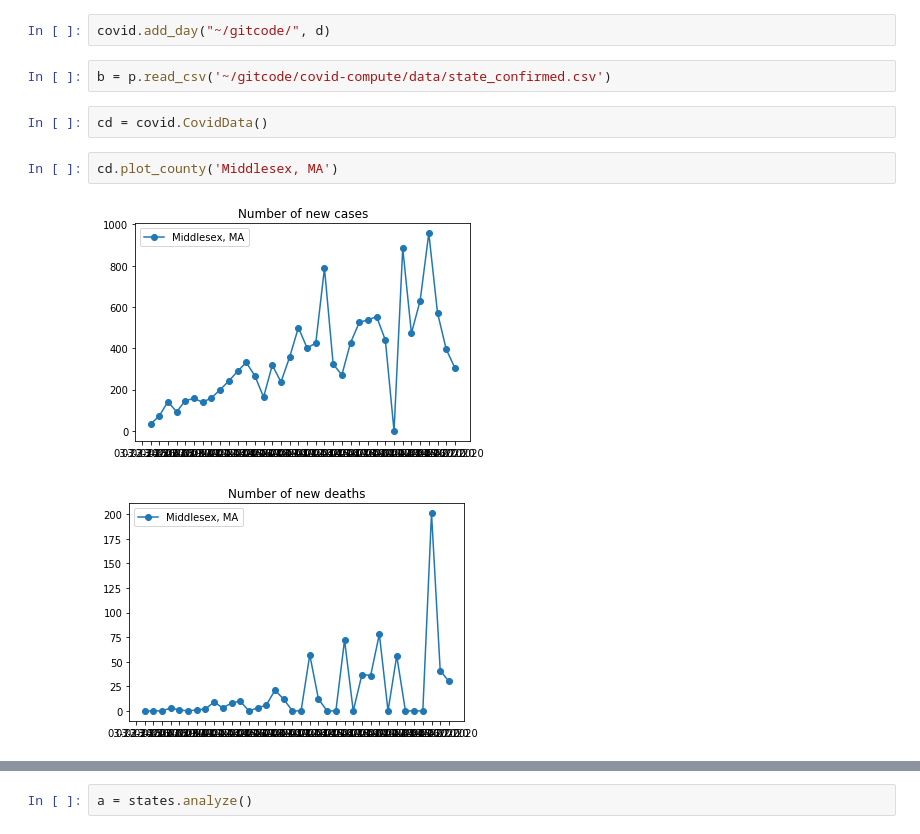
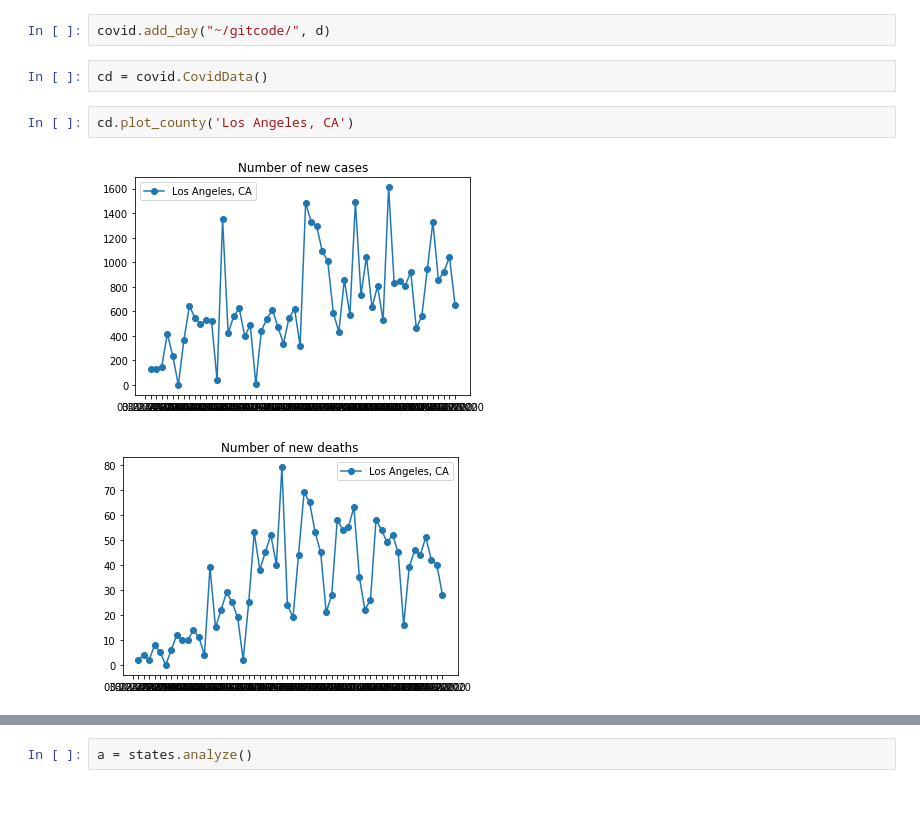
Before and after one commit to nearwalden/covid-compute, a Jupyter notebook: testing2.ipynb, the cells around one changed output, grey strips where cells are left out. Drawn from its saved outputs; the diff is of its cells as text; blank space fills up the shorter version.

```diff
--- a/testing2.ipynb
+++ b/testing2.ipynb
@@ -24,13 +26,11 @@ d = datetime.date(2020, 4, 27)
 d = d + datetime.timedelta(days=1)
 # %%
 covid.add_day("~/gitcode/", d)
-# %%
-b = p.read_csv('~/gitcode/covid-compute/data/state_confirmed.csv')
 # %%
 cd = covid.CovidData()
-# %%
-cd.plot_county('Middlesex, MA')
-# %% [output]
-[figure, removed]
-[figure, removed]
+# %%
+cd.plot_county('Los Angeles, CA')
+# %% [output]
+[figure, added]
+[figure, added]
 # %%
```
Also changed, not shown: parts of 25 cells of this notebook, 8 other files.
